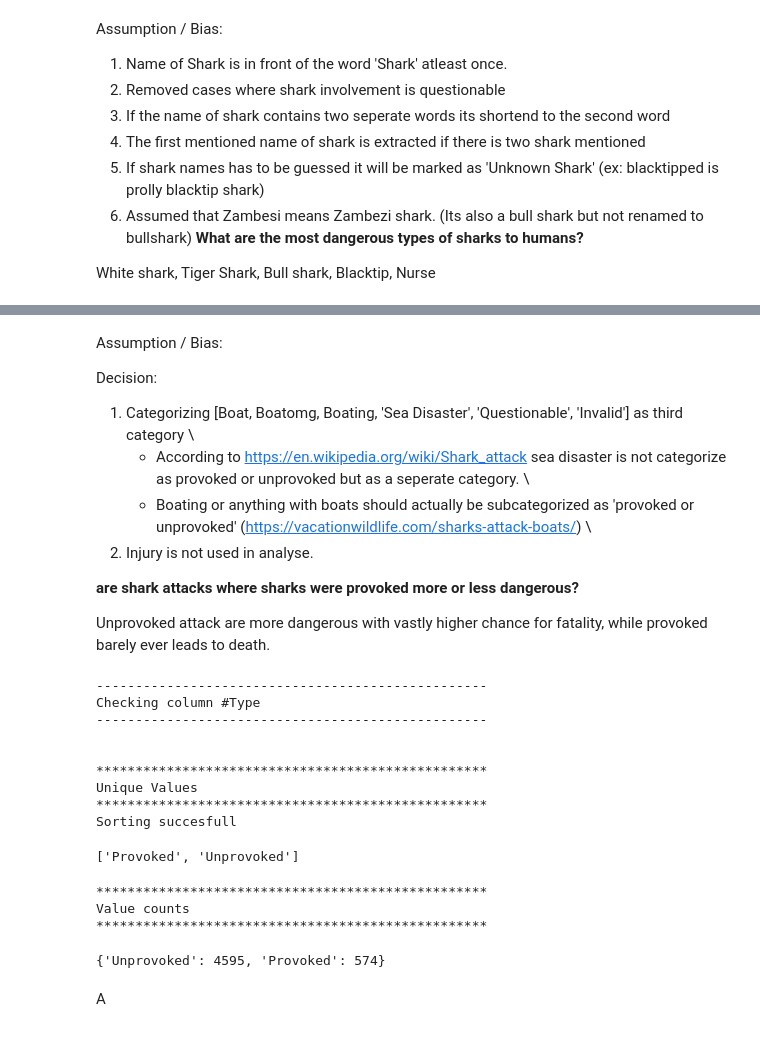
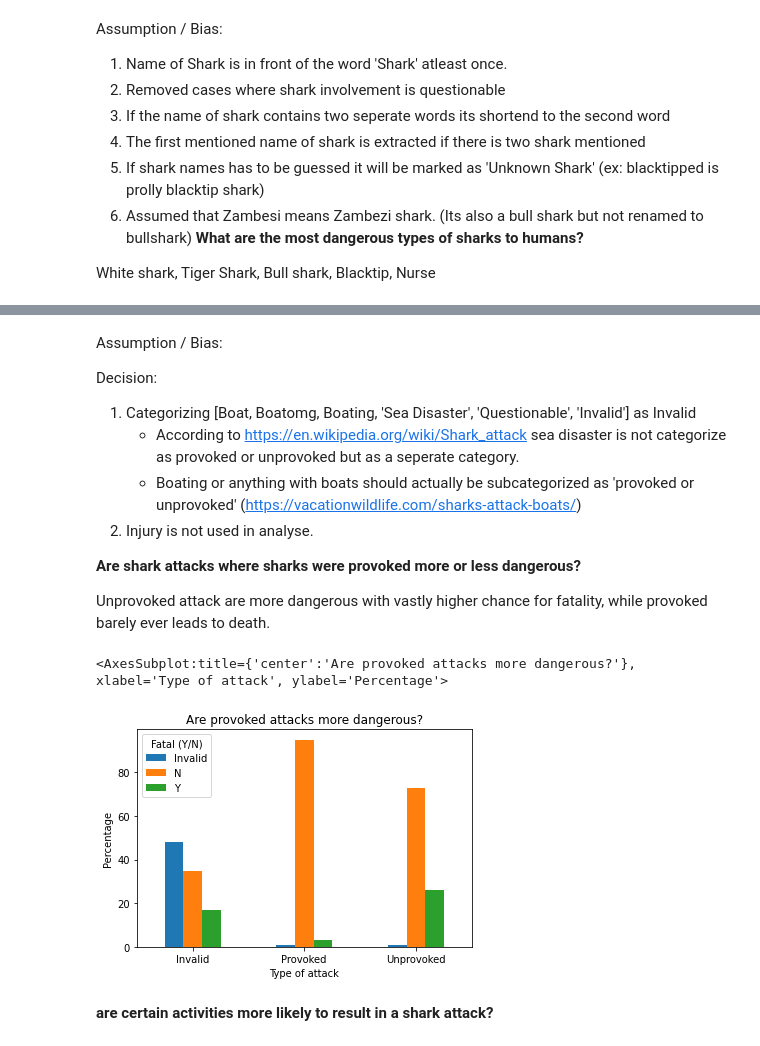
Before and after one commit to MandyP717/Data-analytics-with-python, a Jupyter notebook: Shark Attack/Sharks.ipynb, the cells around one changed output, grey strips where cells are left out. Saved outputs shown, nothing was run; the diff lists cells and outputs as text; code cells hidden in the pictures.

```diff
--- a/Shark Attack/Sharks.ipynb
+++ b/Shark Attack/Sharks.ipynb
@@ -163,33 +155,20 @@ display(Child[1:])
 Assumption / Bias:
 
 Decision:
-1. Categorizing [Boat, Boatomg, Boating, 'Sea Disaster', 'Questionable', 'Invalid'] as third category \
-     * According to https://en.wikipedia.org/wiki/Shark_attack sea disaster is not categorize as provoked or unprovoked but as a seperate category. \
-     * Boating or anything with boats should actually be subcategorized as 'provoked or unprovoked' (https://vacationwildlife.com/sharks-attack-boats/) \
+1. Categorizing [Boat, Boatomg, Boating, 'Sea Disaster', 'Questionable', 'Invalid'] as Invalid
+     * According to https://en.wikipedia.org/wiki/Shark_attack sea disaster is not categorize as provoked or unprovoked but as a seperate category.
+     * Boating or anything with boats should actually be subcategorized as 'provoked or unprovoked' (https://vacationwildlife.com/sharks-attack-boats/)
 2. Injury is not used in analyse.
 
-**are shark attacks where sharks were provoked more or less dangerous?**
+**Are shark attacks where sharks were provoked more or less dangerous?**
 
 Unprovoked attack are more dangerous with vastly higher chance for fatality, while provoked barely ever leads to death.
-# %%
-df_provoke = clean_data()[['Type', 'Injury', 'Fatal (Y/N)']].copy()
-df_nona = df_provoke.loc[(df_provoke['Type'] == 'Unprovoked') | (df_provoke['Type'] == 'Provoked')].copy()
-df_nona['Fatal (Y/N)'].replace({np.nan:None, 'UNKNOWN':None, ' N':'N', 'N ':'N', 'y': 'Y', 'M':None, '2017':None }, inplace=True)
-exploring_data(df_nona, 'Type')
-# %% [output]
---------------------------------------------------
-Checking column #Type
---------------------------------------------------
-
-
-**************************************************
-Unique Values
-**************************************************
-Sorting succesfull
-['Provoked', 'Unprovoked']
-**************************************************
-Value counts
-**************************************************
-{'Unprovoked': 4595, 'Provoked': 574}
-# %% [markdown]
-A
+# %%
+df_provoke = shark_attacks.loc[:, ['Type', 'Fatal (Y/N)']].copy()
+df_provoke['Type'].replace({'Boating':'Invalid', 'Questionable':'Invalid', 'Sea Disaster':'Invalid', 'Boat':'Invalid', 'Boatomg':'Invalid', np.nan:'Invalid'}, inplace=True)
+df_provoke['Fatal (Y/N)'].replace({np.nan:'Invalid', 'UNKNOWN':'Invalid', ' N':'N', 'N ':'N', 'y': 'Y', 'M':'Invalid', '2017':'Invalid'}, inplace=True)
+prove_bar = round(df_provoke.groupby(['Type']).value_counts() / df_provoke.groupby(['Type']).size() * 100).unstack()
+prove_bar.plot(kind='bar', title='Are provoked attacks more dangerous?', xlabel='Type of attack', ylabel='Percentage', rot=0)
+# %% [output]
+<AxesSubplot:title={'center':'Are provoked attacks more dangerous?'}, xlabel='Type of attack', ylabel='Percentage'>
+[figure, added]
@@ -196 +178,3 @@ A
+# %% [markdown]
+**are certain activities more likely to result in a shark attack?**
 # %%
```
Also changed, not shown: parts of 8 cells of this notebook.
